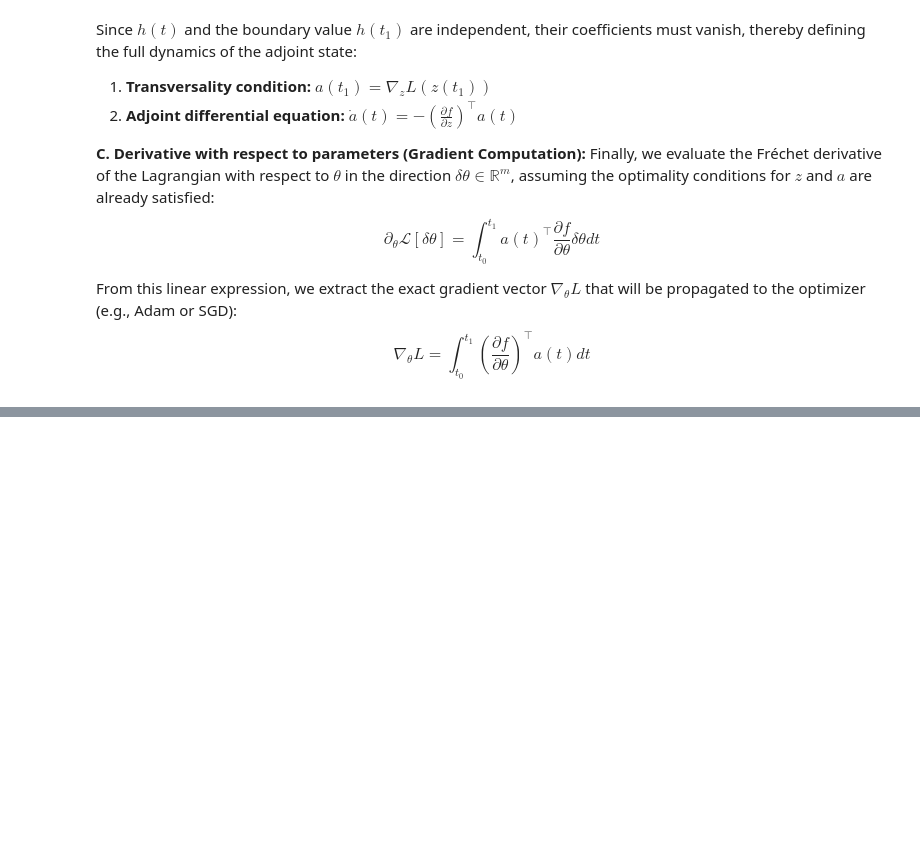
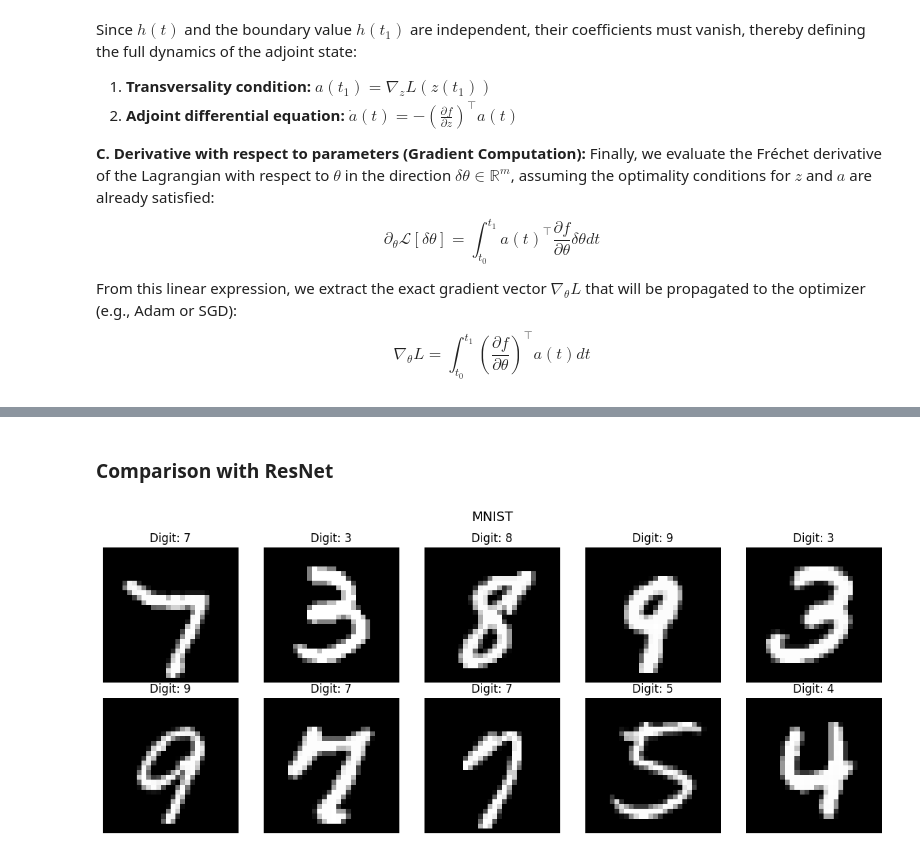
Before and after one commit to PABOCARMONA/Advanced-mathematical-modeling, a Jupyter notebook: NeuralODE.ipynb, the cells around one changed output, grey strips where cells are left out. Saved outputs shown, nothing was run; the diff lists cells and outputs as text; code cells hidden in the pictures; blank space fills up the shorter version.

```diff
--- a/NeuralODE.ipynb
+++ b/NeuralODE.ipynb
@@ -1541,0 +477,2 @@ KeyboardInterrupt:
+# %% [markdown]
+### Comparison with ResNet
@@ -1541,0 +539,23 @@ KeyboardInterrupt:
+# %%
+def show_mnist_samples(dataset, num_samples=10):
+    fig, axes = plt.subplots(2, 5, figsize=(12, 5))
+    axes = axes.flatten()
+
+    indices = np.random.choice(len(dataset), num_samples, replace=False)
+
+    for i, idx in enumerate(indices):
+        img, label = dataset[idx]
+        img = img.squeeze().numpy()
+
+        ax = axes[i]
+        ax.imshow(img, cmap='gray')
+        ax.set_title(f'Digit: {label}')
+        ax.axis('off')
+
+    plt.suptitle('MNIST', fontsize=14)
+    plt.tight_layout()
+    plt.show()
+
+show_mnist_samples(train_dataset)
+# %% [output]
+[figure, added]
```
Also changed, not shown: parts of 54 cells of this notebook, 2 other files.
